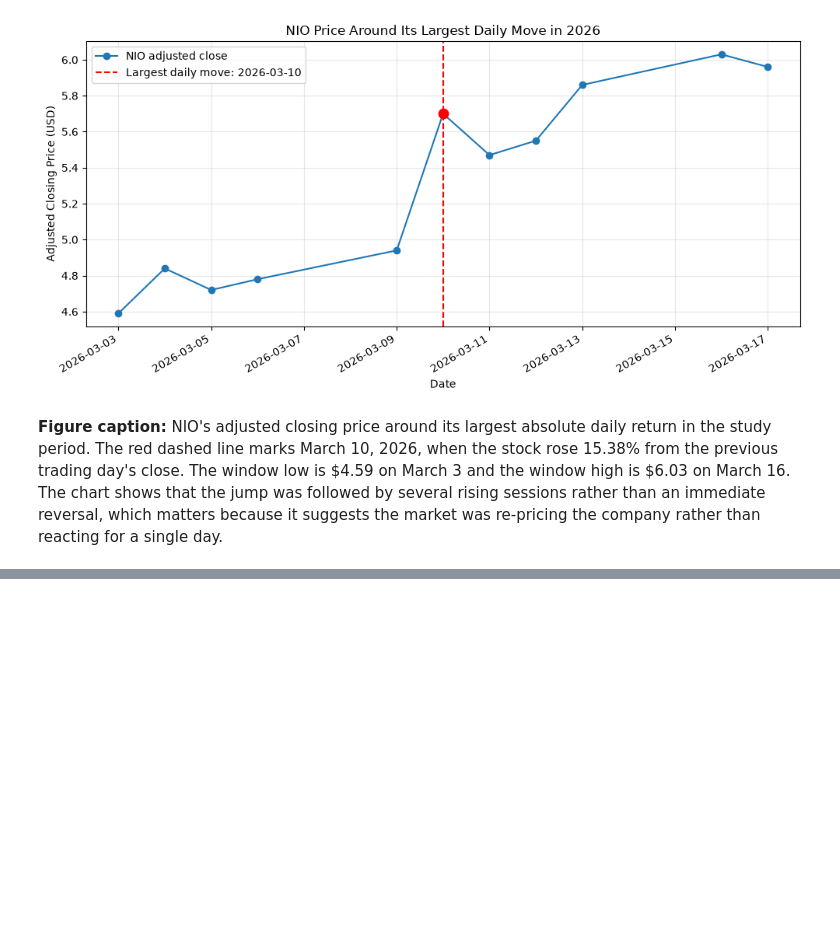
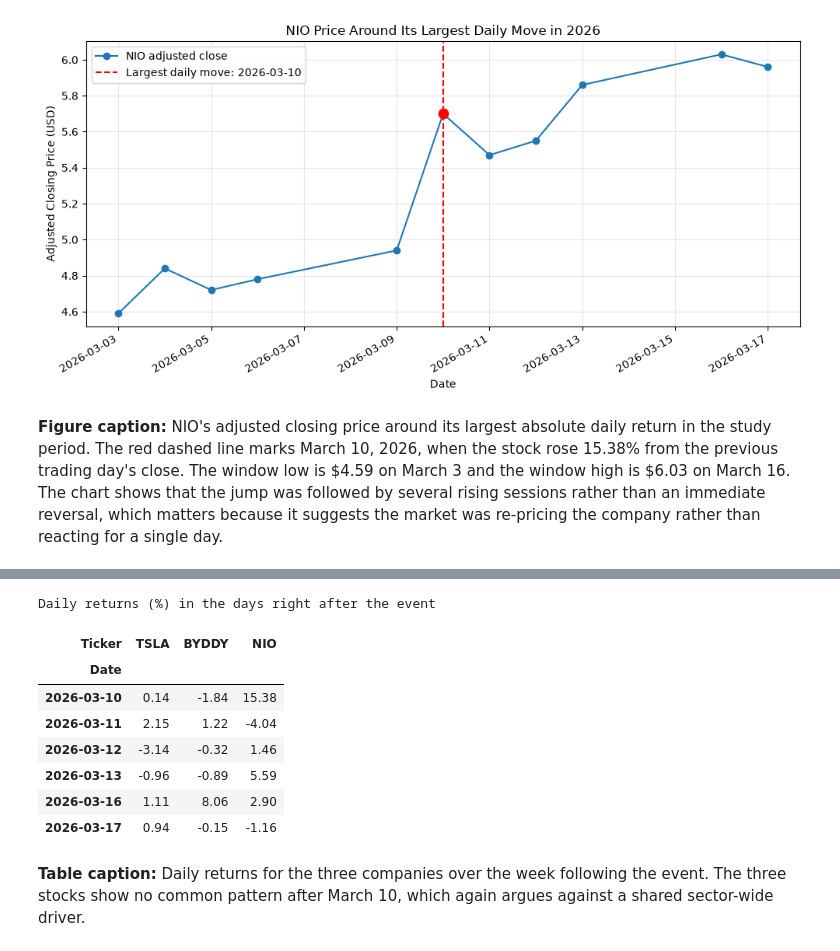
Before and after one commit to LiMeizhi1/mgs3101-analysis, a Jupyter notebook: nio_analysis.ipynb, the cells around one changed output, grey strips where cells are left out. Saved outputs shown, nothing was run; the diff lists cells and outputs as text; code cells hidden in the pictures; blank space fills up the shorter version.

```diff
--- a/nio_analysis.ipynb
+++ b/nio_analysis.ipynb
@@ -393,3 +393,25 @@ low is \$4.59 on March 3 and the window high is \$6.03 on March 16. The chart
 shows that the jump was followed by several rising sessions rather than an
 immediate reversal, which matters because it suggests the market was
 re-pricing the company rather than reacting for a single day.
+# %%
+peer_tickers = ["TSLA", "BYDDY", "NIO"]
+
+peers = yf.download(
+    peer_tickers,
+    start=START_DATE,
+    end=END_DATE,
+    auto_adjust=True,
+    progress=False
+)
+
+peer_prices = peers["Close"].reindex(columns=peer_tickers).sort_index()
+peer_returns = peer_prices.pct_change(fill_method=None) * 100
+
+event_day = pd.DataFrame({
+    "Close (USD)": peer_prices.loc[event_date].round(2),
+    "Daily Return (%)": peer_returns.loc[event_date].round(2)
+})
+event_day.index.name = "Ticker"
+
+print("Daily returns on", event_date.date())
+display(event_day)
@@ -395,0 +435,21 @@ re-pricing the company rather than reacting for a single day.
+# %%
+comparison_window = peer_returns.loc[
+    pd.Timestamp("2026-03-10"):pd.Timestamp("2026-03-17")
+].round(2)
+
+print("Daily returns (%) in the days right after the event")
+display(comparison_window)
+# %% [output]
+Daily returns (%) in the days right after the event
+| Ticker | TSLA | BYDDY | NIO |
+| Date |  |  |  |
+| 2026-03-10 | 0.14 | -1.84 | 15.38 |
+| 2026-03-11 | 2.15 | 1.22 | -4.04 |
+| 2026-03-12 | -3.14 | -0.32 | 1.46 |
+| 2026-03-13 | -0.96 | -0.89 | 5.59 |
+| 2026-03-16 | 1.11 | 8.06 | 2.90 |
+| 2026-03-17 | 0.94 | -0.15 | -1.16 |
+# %% [markdown]
+**Table caption:** Daily returns for the three companies over the week
+following the event. The three stocks show no common pattern after March 10,
+which again argues against a shared sector-wide driver.
```
Also changed, not shown: parts of 3 cells of this notebook.
